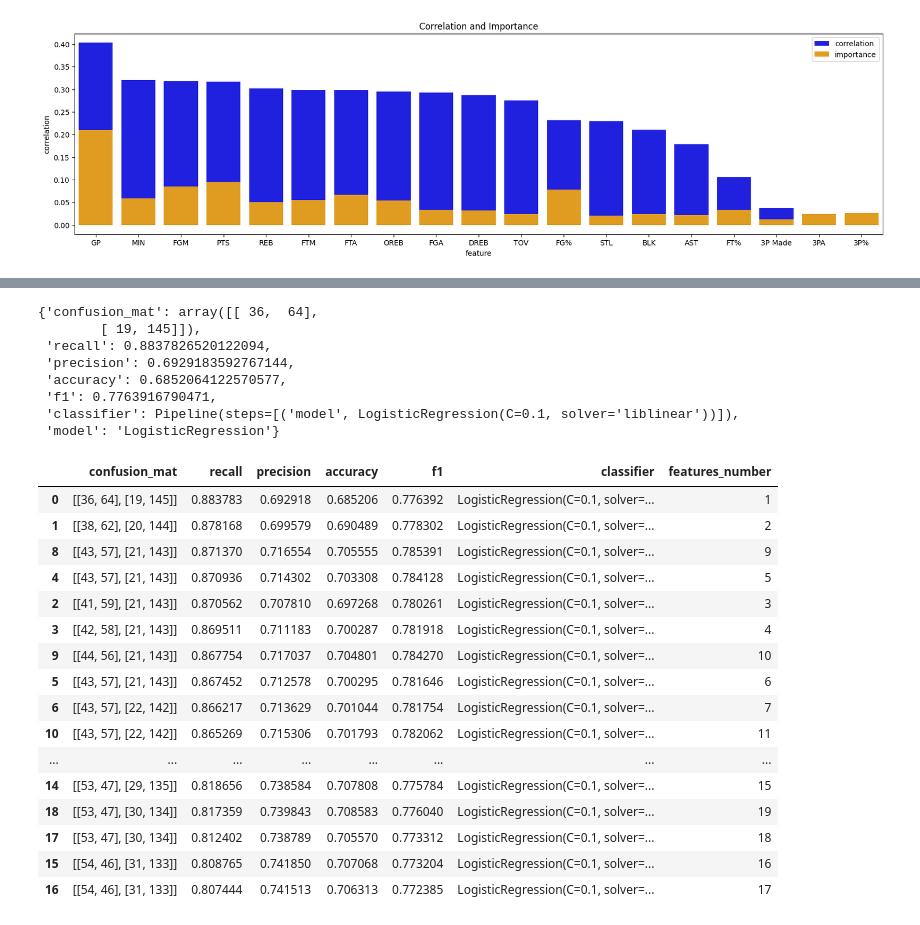
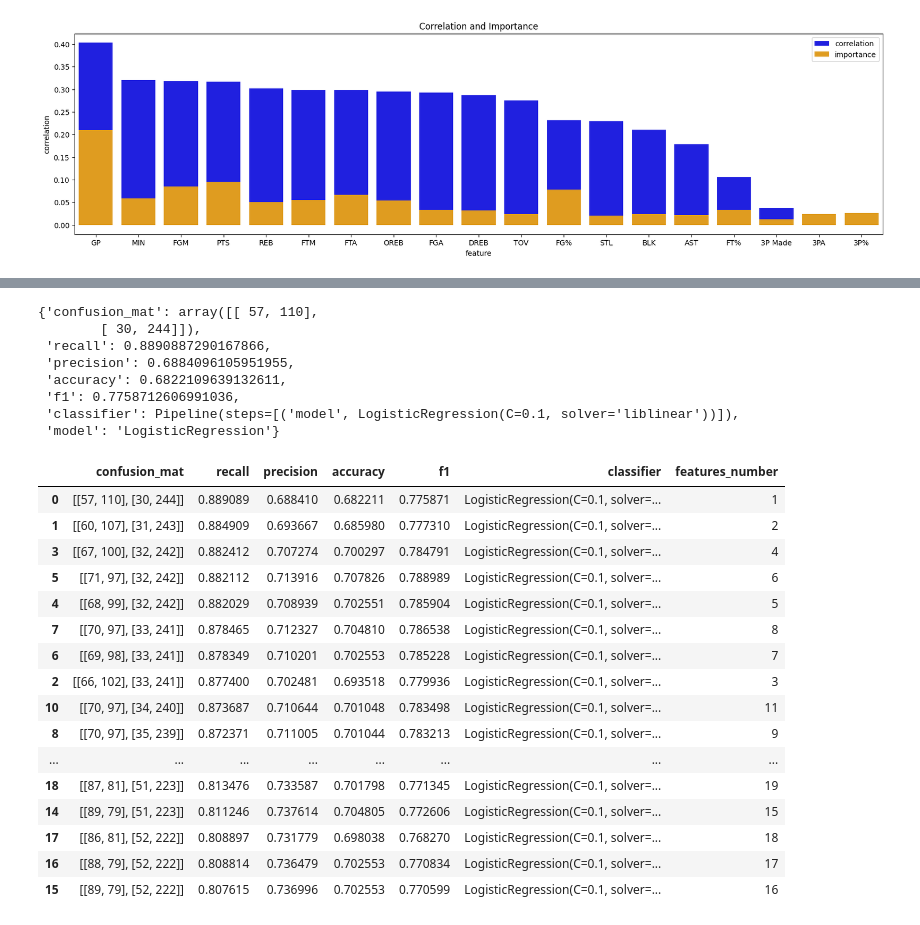
Before and after one commit to JulienDelavande/NBA-prediction, a Jupyter notebook: notebooks/data_preprocessing.ipynb, the cells around one changed output, grey strips where cells are left out. Drawn from its saved outputs; the diff is of its cells as text; code cells hidden in the pictures.

```diff
--- a/notebooks/data_preprocessing.ipynb
+++ b/notebooks/data_preprocessing.ipynb
@@ -8,6 +8,8 @@ pd.set_option('display.max_column', None)
 
 data_path = './../data/nba_logreg.csv'
 df = pd.read_csv(data_path)
+
+FOLDS=3
 # %%
 from imblearn.under_sampling import RandomUnderSampler
 from imblearn.over_sampling import SMOTE, RandomOverSampler
@@ -58,7 +60,7 @@ data_preprocessed
 from sklearn.metrics import confusion_matrix, recall_score, precision_score
 from sklearn.model_selection import KFold
 
-def score_classifier(dataset,classifier,labels, folds=3, verbose=True):
+def score_classifier(dataset,classifier,labels, folds=FOLDS, verbose=True):
 
     """
     This function takes in a dataset, classifier and labels and returns the mean confusion matrix, recall, precision, accuracy and f1 score
@@ -162,0 +214,11 @@ scores_blance_method.sort_values(by=['recall', 'f1'], ascending=False)
+# %%
+target = 'TARGET_5Yrs'
+balancer_method = None
+
+model = LogisticRegression(C=0.1, solver='liblinear', class_weight='balanced')
+steps = [('model', model)]
+pipeline = Pipeline(steps=steps)
+
+data_preprocessed = preprocessing(df, method=balancer_method)
+
+scores = score_classifier(data_preprocessed.drop(target, axis=1), model, data_preprocessed[target])
@@ -230,7 +301,7 @@ data_preprocessed = preprocessing(df, method=balancer_method)
 scores_features_number = []
 for number in features_number:
     features_selected = feature_importance_rf.sort_values(by='importance', ascending=False).head(number)['feature'].values
-    scores = score_classifier(data_preprocessed[features_selected[:number]], model, data_preprocessed[target], folds=5, verbose=False)
+    scores = score_classifier(data_preprocessed[features_selected[:number]], model, data_preprocessed[target], verbose=False)
     scores_features_number.append(scores)
 
 scores_features_number = pd.DataFrame(scores_features_number)
@@ -278,17 +349,6 @@ scores_features_number.sort_values(by=['f1'], ascending=False)
 # model search - feature selection
 
 from sklearn.linear_model import LogisticRegression
-from sklearn.ensemble import RandomForestClassifier
-from sklearn.svm import SVC
-from sklearn.ensemble import GradientBoostingClassifier
-from sklearn.neighbors import KNeighborsClassifier
-from sklearn.tree import DecisionTreeClassifier
-from sklearn.ensemble import AdaBoostClassifier
-from xgboost import XGBClassifier
-
-from sklearn.feature_selection import SelectKBest, f_classif
-from sklearn.preprocessing import PolynomialFeatures, StandardScaler
-
 from sklearn.pipeline import Pipeline
 
 target = 'TARGET_5Yrs'
@@ -303,60 +363,60 @@ model = LogisticRegression(C=0.1, solver='liblinear')
 pipeline = Pipeline(steps=[('model', model)])
 
 
-score = score_classifier(X, pipeline, y, folds=5, verbose=False)
+score = score_classifier(X, pipeline, y, verbose=False)
 score['model'] = 'LogisticRegression'
 
 score
 # %% [output]
-{'confusion_mat': array([[ 36,  64],
-        [ 19, 145]]),
- 'recall': 0.8837826520122094,
- 'precision': 0.6929183592767144,
- 'accuracy': 0.6852064122570577,
- 'f1': 0.7763916790471,
+{'confusion_mat': array([[ 57, 110],
+        [ 30, 244]]),
+ 'recall': 0.8890887290167866,
+ 'precision': 0.6884096105951955,
+ 'accuracy': 0.6822109639132611,
+ 'f1': 0.7758712606991036,
  'classifier': Pipeline(steps=[('model', LogisticRegression(C=0.1, solver='liblinear'))]),
  'model': 'LogisticRegression'}
 # %%
 # feature selection : correlation
 
 target = 'TARGET_5Yrs'
 balancer_method = None
 
 features_number = range(1, 20)
 
 model = LogisticRegression(C=0.1, solver='liblinear')
 steps = [('model', model)]
 
 pipeline = Pipeline(steps=steps)
 data_preprocessed = preprocessing(df, method=balancer_method)
 
 scores_features_number = []
 for number in features_number:
     features_selected = correlation_matrix_target.sort_values(by='correlation', ascending=False).head(number)['feature'].values
-    scores = score_classifier(data_preprocessed[features_selected[:number]], model, data_preprocessed[target], folds=5, verbose=False)
+    scores = score_classifier(data_preprocessed[features_selected[:number]], model, data_preprocessed[target], verbose=False)
     scores_features_number.append(scores)
 
 scores_features_number = pd.DataFrame(scores_features_number)
 scores_features_number['features_number'] = features_number
 scores_features_number.sort_values(by=['recall', 'f1'], ascending=False)
 # %% [output]
 |  | confusion_mat | recall | precision | accuracy | f1 | classifier | features_number |
-| 0 | [[36, 64], [19, 145]] | 0.883783 | 0.692918 | 0.685206 | 0.776392 | LogisticRegression(C=0.1, solver=... | 1 |
-| 1 | [[38, 62], [20, 144]] | 0.878168 | 0.699579 | 0.690489 | 0.778302 | LogisticRegression(C=0.1, solver=... | 2 |
-| 8 | [[43, 57], [21, 143]] | 0.871370 | 0.716554 | 0.705555 | 0.785391 | LogisticRegression(C=0.1, solver=... | 9 |
-| 4 | [[43, 57], [21, 143]] | 0.870936 | 0.714302 | 0.703308 | 0.784128 | LogisticRegression(C=0.1, solver=... | 5 |
-| 2 | [[41, 59], [21, 143]] | 0.870562 | 0.707810 | 0.697268 | 0.780261 | LogisticRegression(C=0.1, solver=... | 3 |
-| 3 | [[42, 58], [21, 143]] | 0.869511 | 0.711183 | 0.700287 | 0.781918 | LogisticRegression(C=0.1, solver=... | 4 |
-| 9 | [[44, 56], [21, 143]] | 0.867754 | 0.717037 | 0.704801 | 0.784270 | LogisticRegression(C=0.1, solver=... | 10 |
-| 5 | [[43, 57], [21, 143]] | 0.867452 | 0.712578 | 0.700295 | 0.781646 | LogisticRegression(C=0.1, solver=... | 6 |
-| 6 | [[43, 57], [22, 142]] | 0.866217 | 0.713629 | 0.701044 | 0.781754 | LogisticRegression(C=0.1, solver=... | 7 |
-| 10 | [[43, 57], [22, 142]] | 0.865269 | 0.715306 | 0.701793 | 0.782062 | LogisticRegression(C=0.1, solver=... | 11 |
+| 0 | [[57, 110], [30, 244]] | 0.889089 | 0.688410 | 0.682211 | 0.775871 | LogisticRegression(C=0.1, solver=... | 1 |
+| 1 | [[60, 107], [31, 243]] | 0.884909 | 0.693667 | 0.685980 | 0.777310 | LogisticRegression(C=0.1, solver=... | 2 |
+| 3 | [[67, 100], [32, 242]] | 0.882412 | 0.707274 | 0.700297 | 0.784791 | LogisticRegression(C=0.1, solver=... | 4 |
+| 5 | [[71, 97], [32, 242]] | 0.882112 | 0.713916 | 0.707826 | 0.788989 | LogisticRegression(C=0.1, solver=... | 6 |
+| 4 | [[68, 99], [32, 242]] | 0.882029 | 0.708939 | 0.702551 | 0.785904 | LogisticRegression(C=0.1, solver=... | 5 |
+| 7 | [[70, 97], [33, 241]] | 0.878465 | 0.712327 | 0.704810 | 0.786538 | LogisticRegression(C=0.1, solver=... | 8 |
+| 6 | [[69, 98], [33, 241]] | 0.878349 | 0.710201 | 0.702553 | 0.785228 | LogisticRegression(C=0.1, solver=... | 7 |
+| 2 | [[66, 102], [33, 241]] | 0.877400 | 0.702481 | 0.693518 | 0.779936 | LogisticRegression(C=0.1, solver=... | 3 |
+| 10 | [[70, 97], [34, 240]] | 0.873687 | 0.710644 | 0.701048 | 0.783498 | LogisticRegression(C=0.1, solver=... | 11 |
+| 8 | [[70, 97], [35, 239]] | 0.872371 | 0.711005 | 0.701044 | 0.783213 | LogisticRegression(C=0.1, solver=... | 9 |
 | ... | ... | ... | ... | ... | ... | ... | ... |
-| 14 | [[53, 47], [29, 135]] | 0.818656 | 0.738584 | 0.707808 | 0.775784 | LogisticRegression(C=0.1, solver=... | 15 |
-| 18 | [[53, 47], [30, 134]] | 0.817359 | 0.739843 | 0.708583 | 0.776040 | LogisticRegression(C=0.1, solver=... | 19 |
-| 17 | [[53, 47], [30, 134]] | 0.812402 | 0.738789 | 0.705570 | 0.773312 | LogisticRegression(C=0.1, solver=... | 18 |
-| 15 | [[54, 46], [31, 133]] | 0.808765 | 0.741850 | 0.707068 | 0.773204 | LogisticRegression(C=0.1, solver=... | 16 |
-| 16 | [[54, 46], [31, 133]] | 0.807444 | 0.741513 | 0.706313 | 0.772385 | LogisticRegression(C=0.1, solver=... | 17 |
+| 18 | [[87, 81], [51, 223]] | 0.813476 | 0.733587 | 0.701798 | 0.771345 | LogisticRegression(C=0.1, solver=... | 19 |
+| 14 | [[89, 79], [51, 223]] | 0.811246 | 0.737614 | 0.704805 | 0.772606 | LogisticRegression(C=0.1, solver=... | 15 |
+| 17 | [[86, 81], [52, 222]] | 0.808897 | 0.731779 | 0.698038 | 0.768270 | LogisticRegression(C=0.1, solver=... | 18 |
+| 16 | [[88, 79], [52, 222]] | 0.808814 | 0.736479 | 0.702553 | 0.770834 | LogisticRegression(C=0.1, solver=... | 17 |
+| 15 | [[89, 79], [52, 222]] | 0.807615 | 0.736996 | 0.702553 | 0.770599 | LogisticRegression(C=0.1, solver=... | 16 |
 # %%
 scores_features_number.sort_values(by=['f1'], ascending=False)
 # %% [output]
```
Also changed, not shown: parts of 16 cells of this notebook, 8 other files.
